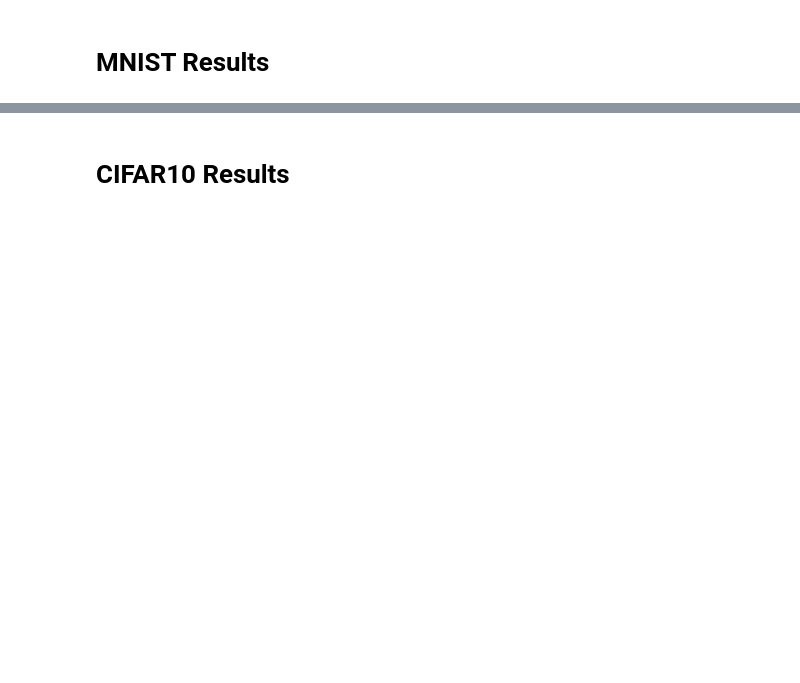
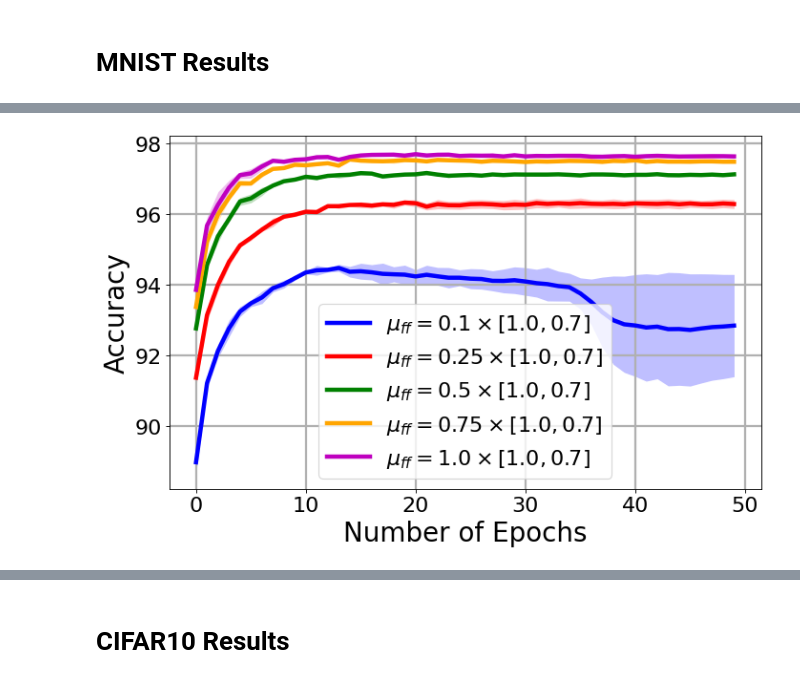
Before and after one commit to BariscanBozkurt/Supervised-CorInfoMax, a Jupyter notebook: Simulations/Classification/AnalyzeSimulations/Plot_CorInfoMax_MoreAblation_Results.ipynb, the cells around one changed output, grey strips where cells are left out. Drawn from its saved outputs; the diff is of its cells as text; code cells hidden in the pictures; blank space fills up the shorter version.

```diff
--- a/Simulations/Classification/AnalyzeSimulations/Plot_CorInfoMax_MoreAblation_Results.ipynb
+++ b/Simulations/Classification/AnalyzeSimulations/Plot_CorInfoMax_MoreAblation_Results.ipynb
@@ -37,9 +44,0 @@ df_setting
-# %%
-df_results_corinfo_mnist = pd.read_pickle(r"../Results/simulation_results_CorInfoMax_MNIST_muBackward_Ablation_V1.pkl")
-df_results_corinfo_mnist['Trn_ACC'] = df_results_corinfo_mnist.apply(lambda row: row['Trn_ACC_list'][-1], axis = 1)
-df_results_corinfo_mnist['Tst_ACC'] = df_results_corinfo_mnist.apply(lambda row: row['Tst_ACC_list'][-1], axis = 1)
-df_results_corinfo_mnist["muBackward_multiplier"] = df_results_corinfo_mnist.apply(lambda row: row["Hyperparams"]["muBackward_multiplier"], axis = 1)
-df_setting_corinfo_mnist = df_results_corinfo_mnist[['setting_number', 'Trn_ACC', 'Tst_ACC']].groupby('setting_number').mean().reset_index()
-best_setting_corinfo_mnist = df_setting_corinfo_mnist.iloc[df_setting_corinfo_mnist['Trn_ACC'].argmax()]['setting_number']
-print(best_setting_corinfo_mnist) #= 1
-print(df_results_corinfo_mnist.shape)
@@ -49,4 +44,0 @@ print(df_results_corinfo_mnist.shape)
-# %%
-df_setting = df_results_corinfo_mnist[['muBackward_multiplier', 'Trn_ACC', 'Tst_ACC']].groupby('muBackward_multiplier').mean().reset_index()
-df_setting[['Trn_ACC_std', 'Tst_ACC_std']] = df_results_corinfo_mnist[['muBackward_multiplier', 'Trn_ACC', 'Tst_ACC']].groupby('muBackward_multiplier').std().reset_index()[['Trn_ACC', 'Tst_ACC']]
-df_setting
@@ -56,0 +45,16 @@ df_setting
+# %%
+trn_acc_list = []
+tst_acc_list = []
+trn_std_list = []
+tst_std_list = []
+
+for mu_forward_value in df_results_corinfo_mnist["muForward_multiplier"].unique():
+    trn_acc_list.append(np.stack(df_results_corinfo_mnist.loc[df_results_corinfo_mnist["muForward_multiplier"] == mu_forward_value]['Trn_ACC_list'].values, 1).mean(1))
+    tst_acc_list.append(np.stack(df_results_corinfo_mnist.loc[df_results_corinfo_mnist["muForward_multiplier"] == mu_forward_value]['Tst_ACC_list'].values, 1).mean(1))
+    trn_std_list.append(np.stack(df_results_corinfo_mnist.loc[df_results_corinfo_mnist["muForward_multiplier"] == mu_forward_value]['Trn_ACC_list'].values, 1).std(1))
+    tst_std_list.append(np.stack(df_results_corinfo_mnist.loc[df_results_corinfo_mnist["muForward_multiplier"] == mu_forward_value]['Tst_ACC_list'].values, 1).std(1))
+
+df_setting['Trn_ACC_list'] = trn_acc_list
+df_setting['Tst_ACC_list'] = tst_acc_list
+df_setting['Trn_STD_list'] = trn_std_list
+df_setting['Tst_STD_list'] = tst_std_list
@@ -57,3 +72,20 @@ df_setting
+# %%
+fh2=plt.figure(figsize=(10, 6), dpi=80)
+for ii in range(df_setting.shape[0]-2):
+    data = df_setting.iloc[ii]['Tst_ACC_list']*100
+    std_data = df_setting.iloc[ii]['Tst_STD_list']*100
+    x = np.arange(0, data.shape[0])
+    plt.plot(x, data, linewidth=4, color = global_color_vector[ii], label = r"$\mu_{ff} = " + str(df_setting.iloc[ii]["muForward_multiplier"]) + r" \times" + " [{}, {}]$".format(1.0, 0.7))
+    plt.fill_between(x, data + std_data, data - std_data, alpha=0.25, linewidth=0, color = global_color_vector[ii])
+    SetPlotRC()
+    gh=plt.grid(linewidth=2)
+    plt.xticks(fontsize=20)
+    plt.yticks(fontsize=20)
+    plt.ylabel('Accuracy',fontsize=25)
+    plt.xlabel(r"Number of Epochs",fontsize=25)
+    plt.legend(fontsize = 20, loc = "best")
+# %% [output]
+[figure, added]
 # %%
 df_results_corinfo_mnist = pd.read_pickle(r"../Results/simulation_results_CorInfoMax_MNIST_neural_lr_start_Ablation_V1.pkl")
 df_results_corinfo_mnist['Trn_ACC'] = df_results_corinfo_mnist.apply(lambda row: row['Trn_ACC_list'][-1], axis = 1)
```
Also changed, not shown: parts of 24 cells of this notebook.
